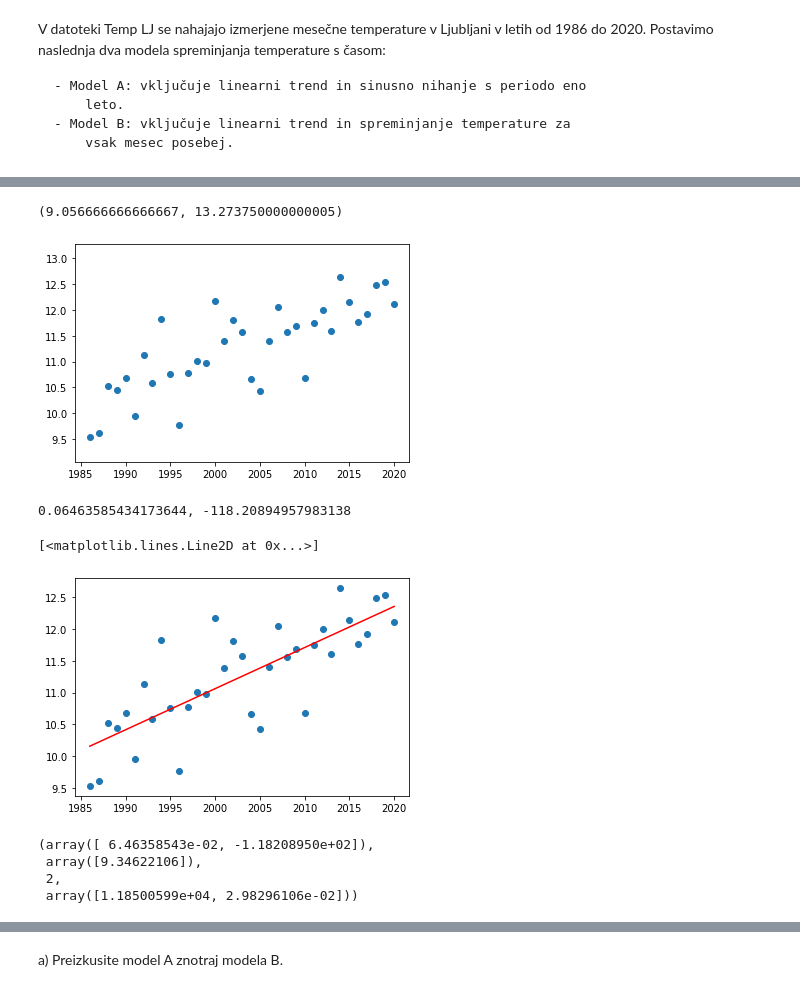
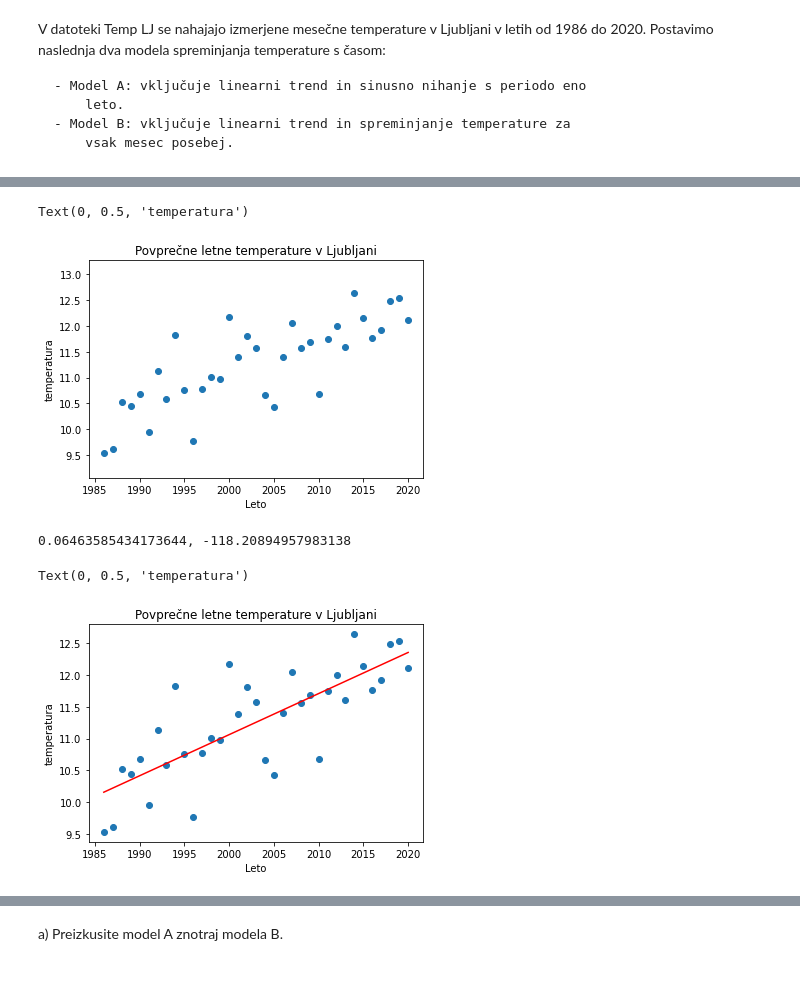
Before and after one commit to DejanPeric058/Seminarska-naloga-pri-Statistiki, a Jupyter notebook: 3. naloga.ipynb, the cells around one changed output, grey strips where cells are left out. Cells and saved outputs as stored; diff of their text form; code cells hidden in the pictures.

```diff
--- a/3. naloga.ipynb
+++ b/3. naloga.ipynb
@@ -38,15 +58,18 @@ plt.plot(temp_lj['TEMPERATURA'])
 # %%
 T = temp_lj['TEMPERATURA']
 cas = temp_lj["LETO"]
 leta = [cas[i] for i in range(420) if i % 12 == 0]
 casPlot = np.array(leta)
-T_leta = [np.average(T[k*12:(k+1)*12]) for k in range(35)]
+T_leta = np.array([np.average(T[k*12:(k+1)*12]) for k in range(35)])
 Tplot = np.array(T_leta)
 plt.scatter(casPlot, Tplot)
 plt.ylim(min(Tplot)*0.95, 1.05*max(Tplot))
+plt.title('Povprečne letne temperature v Ljubljani')
+plt.xlabel('Leto')
+plt.ylabel('temperatura')
 # %% [output]
-(9.056666666666667, 13.273750000000005)
+Text(0, 0.5, 'temperatura')
-[figure, old version]
+[figure, new version]
 # %%
 A = np.vstack([leta, np.ones(len(leta))]).T
 result = LA.lstsq(A, T_leta, rcond=None)
@@ -55,14 +78,10 @@ print(str(k) +', ' + str(n))
 premica = [leta[i]*k + n for i in range(len(leta))]
 plt.scatter(casPlot, Tplot)
 plt.plot(casPlot, premica, 'r')
+plt.title('Povprečne letne temperature v Ljubljani')
+plt.xlabel('Leto')
+plt.ylabel('temperatura')
 # %% [output]
 0.06463585434173644, -118.20894957983138
-[<matplotlib.lines.Line2D at 0x...>]
+Text(0, 0.5, 'temperatura')
-[figure, old version]
+[figure, new version]
-# %%
-result
-# %% [output]
-(array([ 6.46358543e-02, -1.18208950e+02]),
- array([9.34622106]),
- 2,
- array([1.18500599e+04, 2.98296106e-02]))
```
Also changed, not shown: parts of 16 cells of this notebook.
